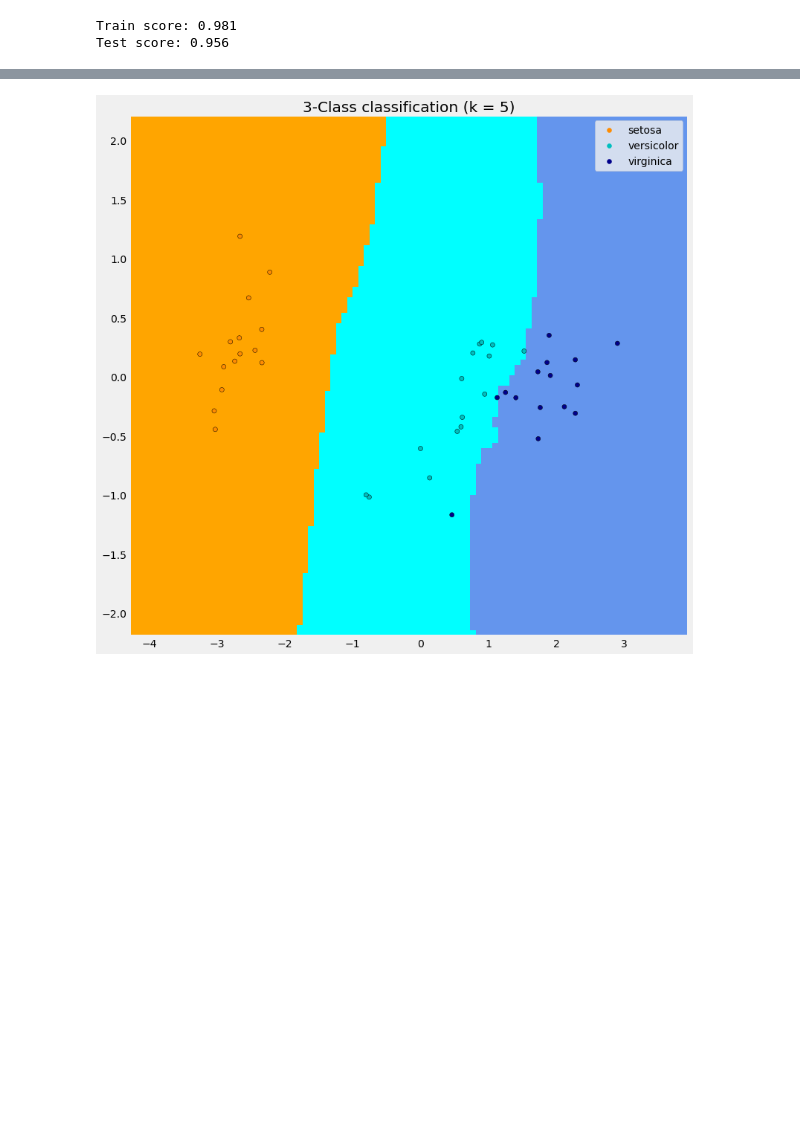
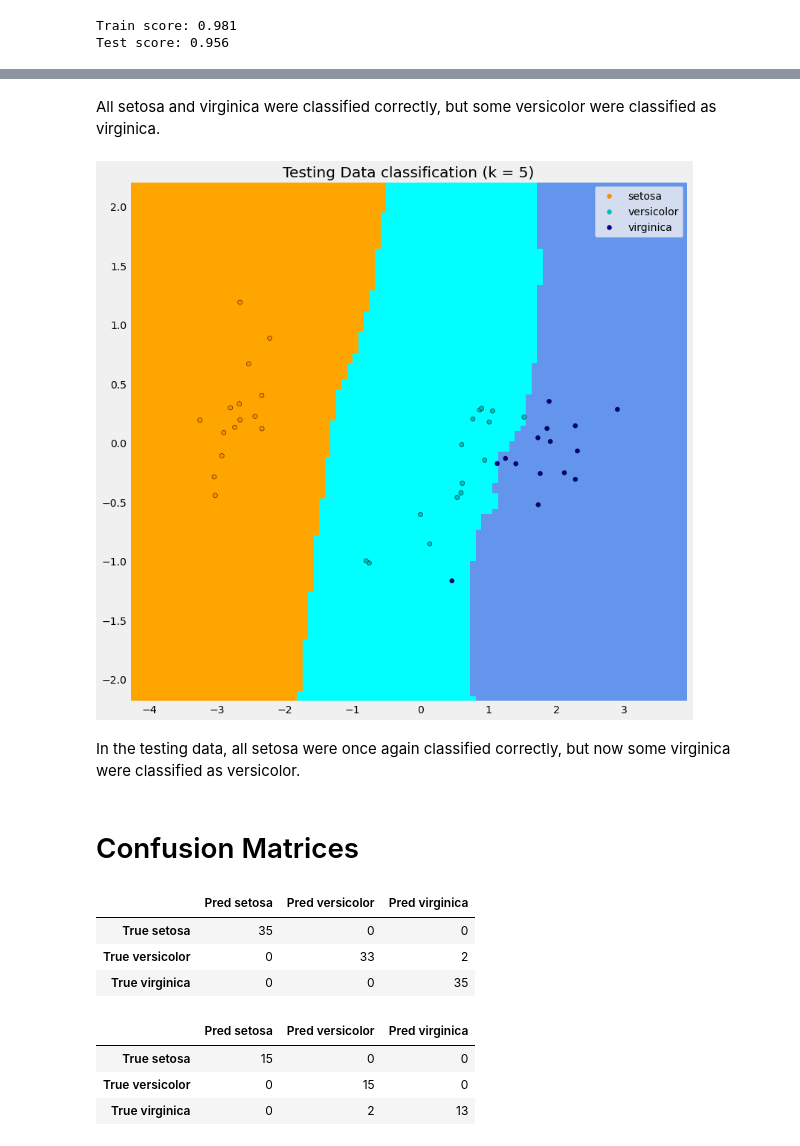
Before and after one commit to LukeMoraglia/ML_algorithms, a Jupyter notebook: KNN.ipynb, the cells around one changed output, grey strips where cells are left out. Cells and saved outputs as stored; diff of their text form; code cells hidden in the pictures; blank space fills up the shorter version.

```diff
--- a/KNN.ipynb
+++ b/KNN.ipynb
@@ -125,29 +165,35 @@ plt.show()
+# %% [markdown]
+All setosa and virginica were classified correctly, but some versicolor were classified as virginica.
 # %%
 fig, ax = plt.subplots(figsize=(12, 12))
 DecisionBoundaryDisplay.from_estimator(
     knn,
     fscores_test,
     cmap=cmap_light,
     ax=ax,
     response_method="predict",
     plot_method="pcolormesh",
     #xlabel=iris.feature_names[0],
     #ylabel=iris.feature_names[1],
     shading="auto",
 )
 
 # Plot also the test points
 sns.scatterplot(
     x=fscores_test[:,0],
     y=fscores_test[:,1],
     hue=iris.target_names[y_test],
     palette=cmap_bold,
     alpha=1.0,
     edgecolor="black",
 )
 plt.title(
-    "3-Class classification (k = %i)" % (n_neighbors)
+    "Testing Data classification (k = %i)" % (n_neighbors)
 )
 plt.show()
 # %% [output]
-[figure, old version]
+[figure, new version]
+# %% [markdown]
+In the testing data, all setosa were once again classified correctly, but now some virginica were classified as versicolor.
+# %% [markdown]
+# Confusion Matrices
@@ -153,0 +204,20 @@ plt.show()
+# %%
+cm = cust_func.nice_conf_mat(y_train,
+                             knn.predict(fscores),
+                             row_dict = dict(enumerate(true_labels)),
+                             column_dict = dict(enumerate(pred_labels)))
+# %% [output]
+|  | Pred setosa | Pred versicolor | Pred virginica |
+| True setosa | 35 | 0 | 0 |
+| True versicolor | 0 | 33 | 2 |
+| True virginica | 0 | 0 | 35 |
+# %%
+cm = cust_func.nice_conf_mat(y_test,
+                             knn.predict(fscores_test),
+                             row_dict = dict(enumerate(true_labels)),
+                             column_dict = dict(enumerate(pred_labels)))
+# %% [output]
+|  | Pred setosa | Pred versicolor | Pred virginica |
+| True setosa | 15 | 0 | 0 |
+| True versicolor | 0 | 15 | 0 |
+| True virginica | 0 | 2 | 13 |
```
Also changed, not shown: parts of 17 cells of this notebook, 1 other file.
